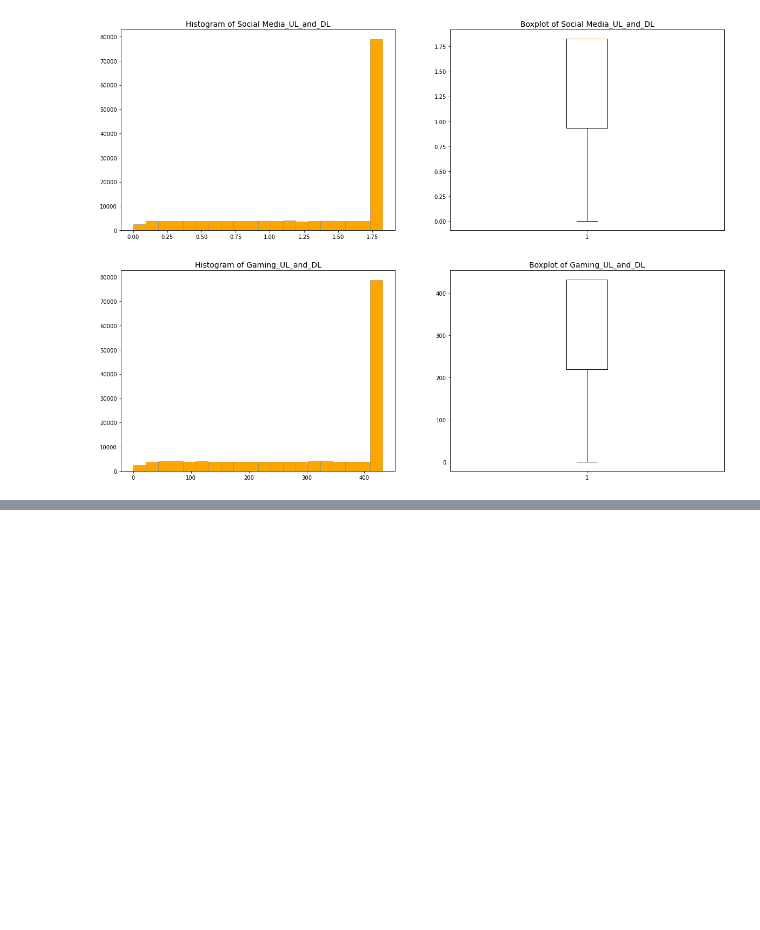
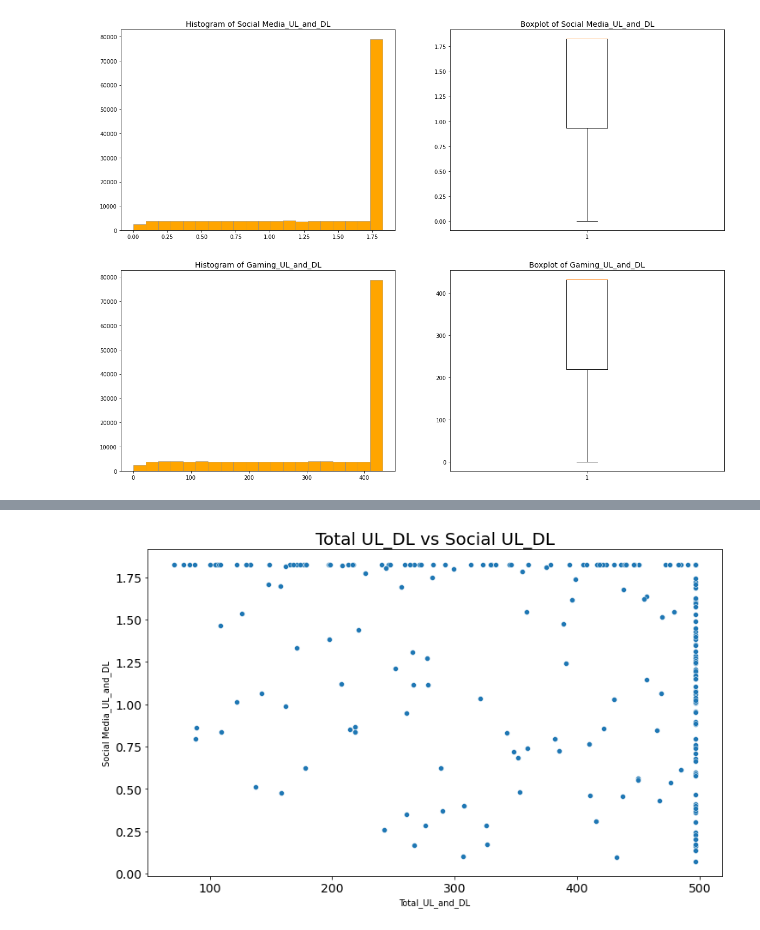
Before and after one commit to meriab21/Telecommunication_UsersData_Analysis, a Jupyter notebook: notebooks/task1_2.ipynb, the cells around one changed output, grey strips where cells are left out. Saved outputs shown, nothing was run; the diff lists cells and outputs as text; code cells hidden in the pictures; blank space fills up the shorter version.

```diff
--- a/notebooks/task1_2.ipynb
+++ b/notebooks/task1_2.ipynb
@@ -370,0 +438,5 @@ plot_univariate(user_overview_data,'Social Media_UL_and_DL','Gaming_UL_and_DL')
+# %%
+ #multivariate graph of Social media vs total
+plot_scatter(user_overview_data.sample(300), x_col="Total_UL_and_DL", y_col="Social Media_UL_and_DL", title="Total UL_DL vs Social UL_DL")
+# %% [output]
+[figure, added]
```
Also changed, not shown: parts of 8 cells of this notebook.
